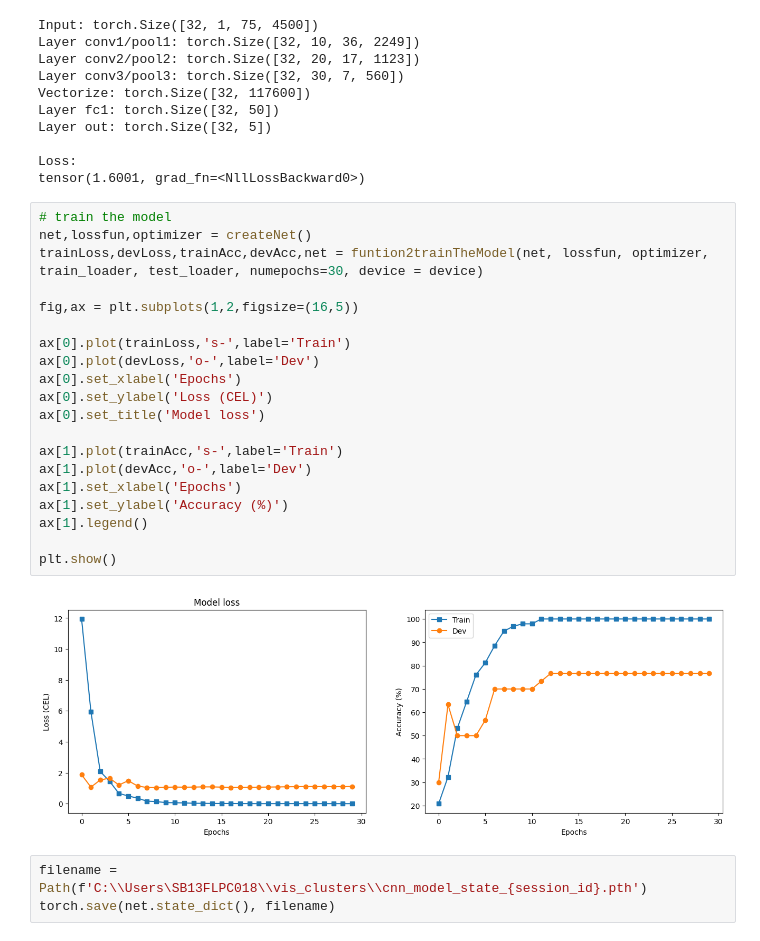
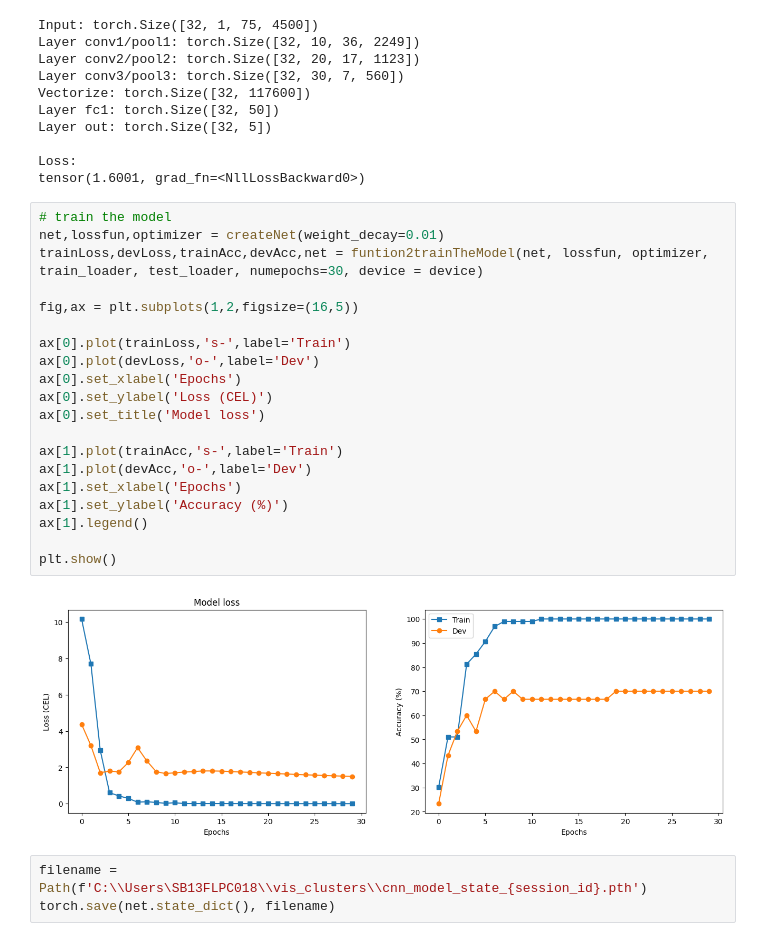
Before and after one commit to nnitzan01/vis_clusters, a Jupyter notebook: ClassifyVisClusters.ipynb, the cells around one changed output. Cells and saved outputs as stored; diff of their text form.

```diff
--- a/ClassifyVisClusters.ipynb
+++ b/ClassifyVisClusters.ipynb
@@ -102,26 +102,26 @@ Loss:
 tensor(1.6001, grad_fn=<NllLossBackward0>)
 # %%
 # train the model
-net,lossfun,optimizer = createNet()
+net,lossfun,optimizer = createNet(weight_decay=0.01)
 trainLoss,devLoss,trainAcc,devAcc,net = funtion2trainTheModel(net, lossfun, optimizer, train_loader, test_loader, numepochs=30, device = device)
 
 fig,ax = plt.subplots(1,2,figsize=(16,5))
 
 ax[0].plot(trainLoss,'s-',label='Train')
 ax[0].plot(devLoss,'o-',label='Dev')
 ax[0].set_xlabel('Epochs')
 ax[0].set_ylabel('Loss (CEL)')
 ax[0].set_title('Model loss')
 
 ax[1].plot(trainAcc,'s-',label='Train')
 ax[1].plot(devAcc,'o-',label='Dev')
 ax[1].set_xlabel('Epochs')
 ax[1].set_ylabel('Accuracy (%)')
 ax[1].legend()
 
 plt.show()
 # %% [output]
-[figure, old version]
+[figure, new version]
 # %%
 filename = Path(f'C:\\Users\SB13FLPC018\\vis_clusters\\cnn_model_state_{session_id}.pth')
 torch.save(net.state_dict(), filename)
```
